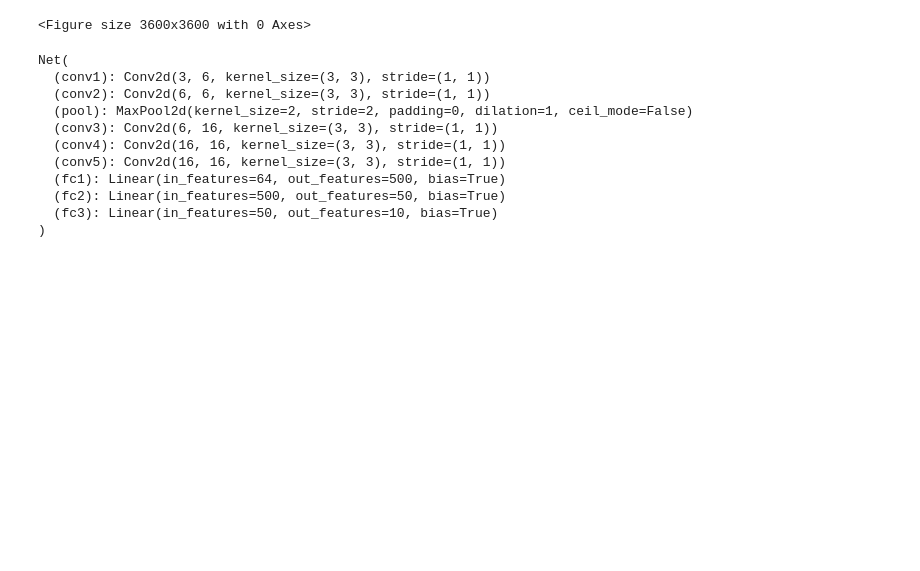
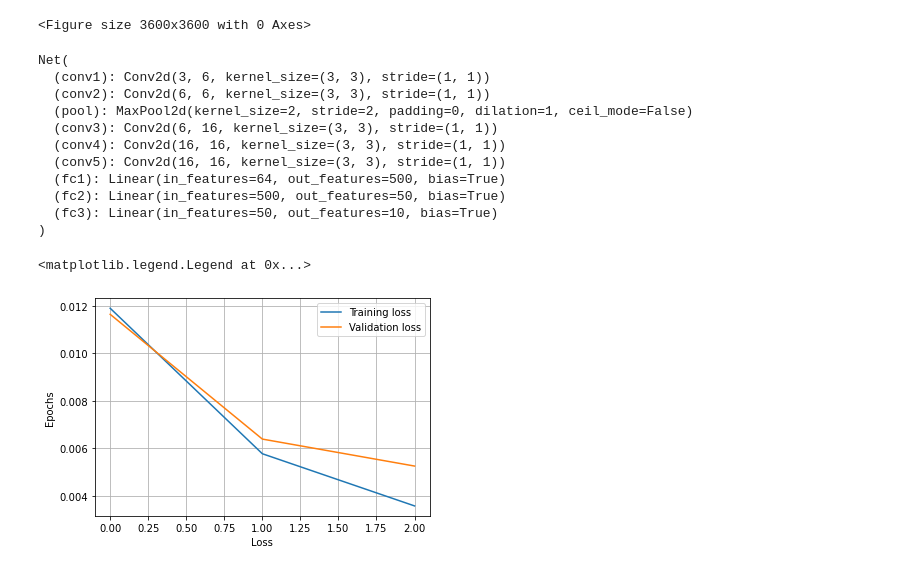
Before and after one commit to Mainakdeb/eyes-on-the-road, a Jupyter notebook: train-motor-sentinel.ipynb, the cells around one changed output. Cells and saved outputs as stored; diff of their text form; code cells hidden in the pictures; blank space fills up the shorter version.

Commit message:
plot training metrics

```diff
--- a/train-motor-sentinel.ipynb
+++ b/train-motor-sentinel.ipynb
@@ -313,3 +320,14 @@ for epoch in tnrange(3):
     acc_list.append(total_correct/(len(train_set)))
     val_loss_list.append(total_loss2/(len(val_set)))
     val_acc_list.append(total_correct2/(len(val_set)))
+# %%
+frm=0
+plt.plot(loss_list[frm:], label='Training loss')
+plt.plot(val_loss_list[frm:], label='Validation loss')
+plt.xlabel("Loss")
+plt.ylabel("Epochs")
+plt.grid()
+plt.legend()
+# %% [output]
+<matplotlib.legend.Legend at 0x...>
+[figure, added]
```
Also changed, not shown: parts of 5 cells of this notebook.
